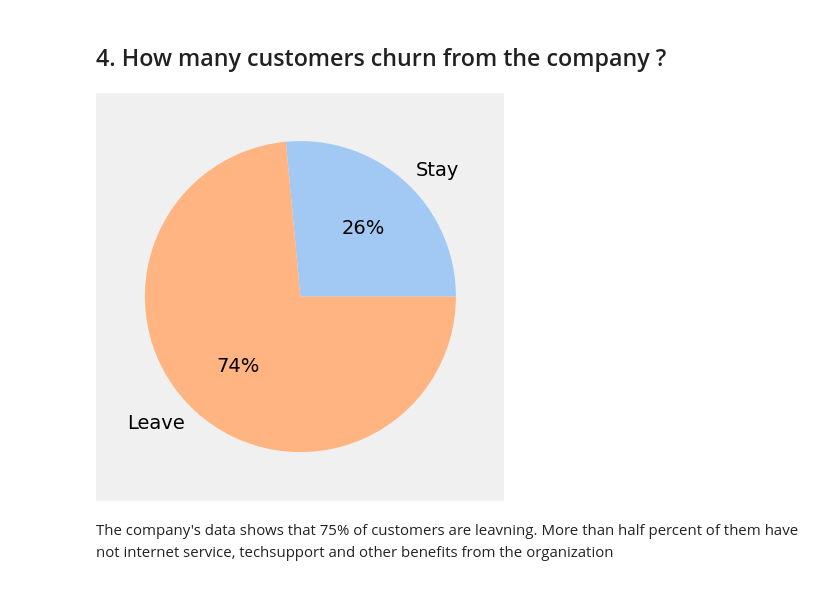
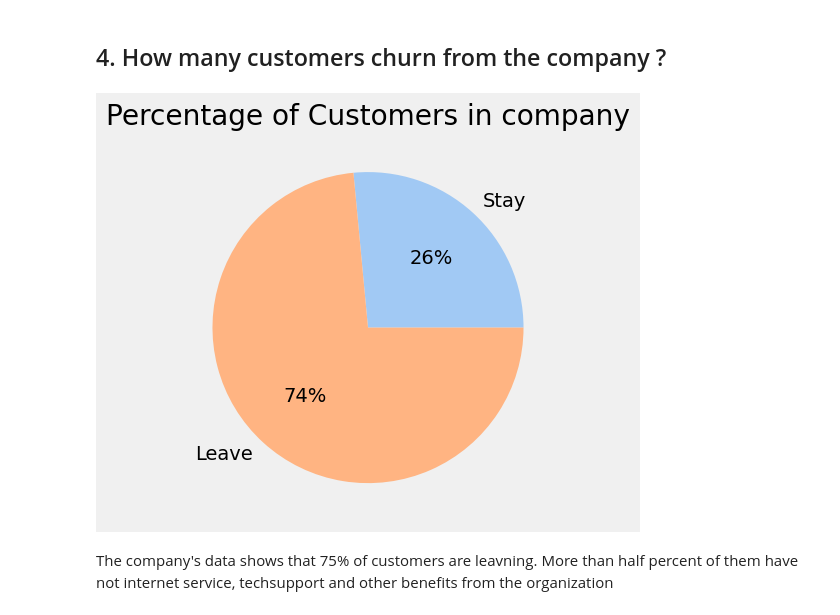
Before and after one commit to Henamen21/Customer_chrn_prediction, a Jupyter notebook: python/visualizing_testing_data.ipynb, the cells around one changed output. Saved outputs shown, nothing was run; the diff lists cells and outputs as text; code cells hidden in the pictures.

```diff
--- a/python/visualizing_testing_data.ipynb
+++ b/python/visualizing_testing_data.ipynb
@@ -126,18 +203,19 @@ plt.show()
 # %%
 Stay = ( test["Churn"] == "Yes" ).sum()
 Leave = ( test["Churn"] == "No" ).sum()
 
 data = [Stay, Leave]
 labels = ['Stay', "Leave"]
 
 #define Seaborn color palette to use
 colors = sns.color_palette('pastel')[0:5]
 
 #create pie chart
 plt.pie(data, labels = labels, colors = colors, autopct='%.0f%%')
+plt.title("Percentage of Customers in company")
 plt.show()
 # %% [output]
-[figure, old version]
+[figure, new version]
 # %% [markdown]
 The company's data shows that 75% of customers are leavning. More than half percent of them have not internet service, techsupport and other benefits from the organization
 # %% [markdown]
```
Also changed, not shown: parts of 23 cells of this notebook.
